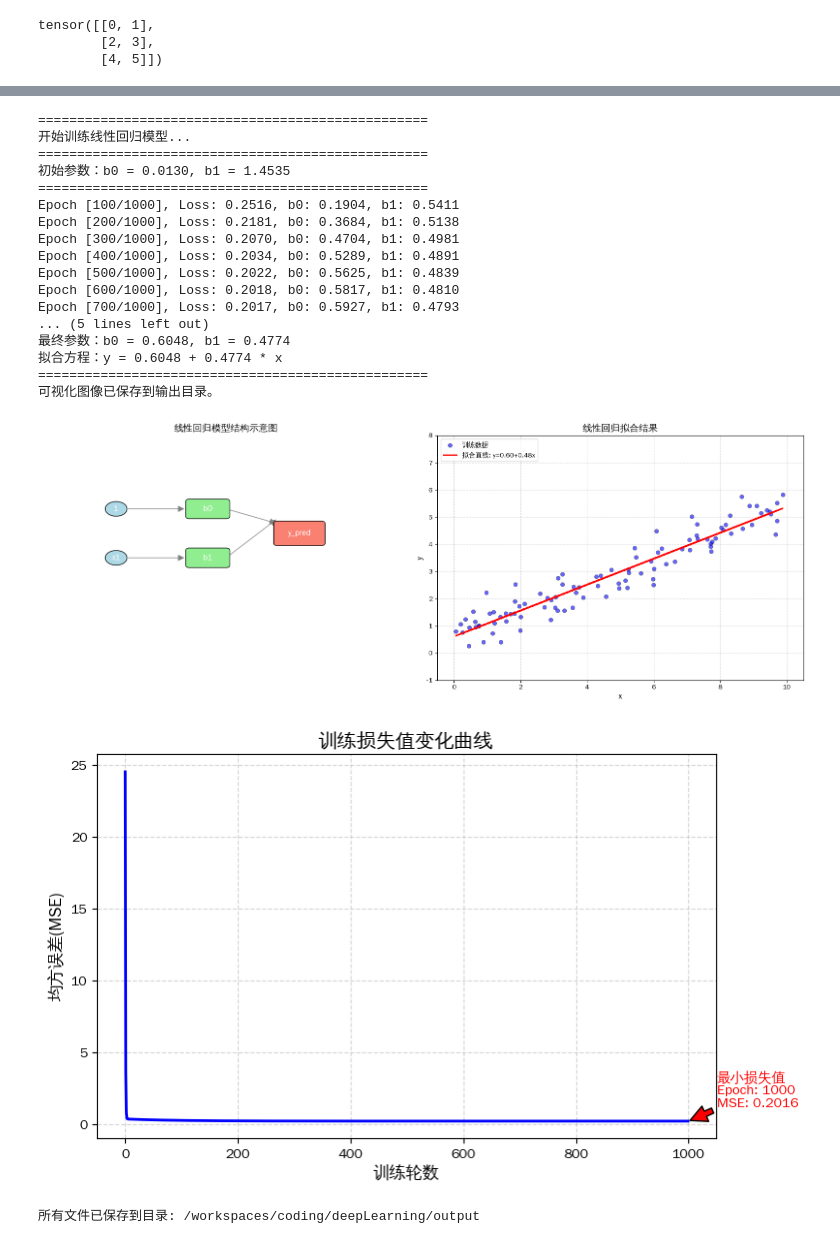
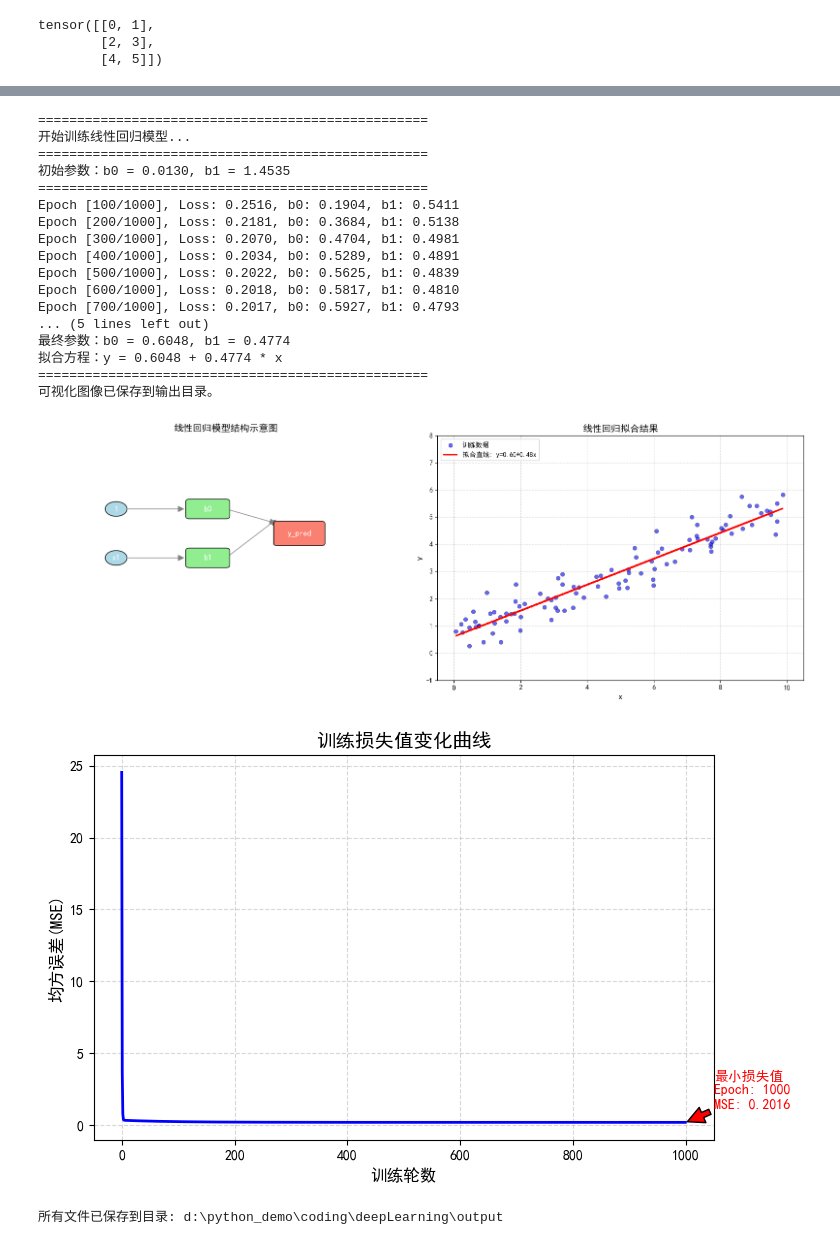
Before and after one commit to SongYangcheng/coding, a Jupyter notebook: deepLearning/pytorch.ipynb, the cells around one changed output, grey strips where cells are left out. Drawn from its saved outputs; the diff is of its cells as text; code cells hidden in the pictures.

```diff
--- a/deepLearning/pytorch.ipynb
+++ b/deepLearning/pytorch.ipynb
@@ -81,10 +113,10 @@ import warnings
 
 # ================配置部分==================
 plt.rcParams['font.sans-serif'] = ['WenQuanYi Zen Hei']
+# plt.rcParams['axes.unicode_minus'] = False # 解决负号显示为方块的问题
+# plt.rcParams['font.sans-serif'] = ['Noto Sans CJK SC', 'DejaVu Sans']
+plt.rcParams['font.sans-serif'] = ['SimHei']  # 用于显示中文标签
 plt.rcParams['axes.unicode_minus'] = False # 解决负号显示为方块的问题
-# plt.rcParams['font.sans-serif'] = ['Noto Sans CJK SC', 'DejaVu Sans']
-# plt.rcParams['font.sans-serif'] = ['SimHei']  # 用于显示中文标签
-# plt.rcParams['axes.unicode_minus'] = False # 解决负号显示为方块的问题
 warnings.filterwarnings("ignore")  # 忽略警告信息
 np.random.seed(42)  # 设置随机种子，确保结果可复现
 
@@ -262,35 +294,35 @@ min_epoch = loss_history.index(min_loss) + 1
 plt.annotate(f'最小损失值\nEpoch: {min_epoch}\nMSE: {min_loss:.4f}',
              xy=(min_epoch, min_loss),
              xytext=(min_epoch + 50, min_loss + 1),
              arrowprops=dict(facecolor='red', shrink=0.05),
              fontsize=10, color='red', weight='bold')
 
 # plt.savefig(os.path.join(output_dir, 'training_loss_curve.png'), dpi=300)
 plt.show()
 
 # ================打印最终信息=============
 print(f"\n所有文件已保存到目录: {os.path.abspath(output_dir)}")
 # %% [output]
 ==================================================
 开始训练线性回归模型...
 ==================================================
 初始参数：b0 = 0.0130, b1 = 1.4535
 ==================================================
 Epoch [100/1000], Loss: 0.2516, b0: 0.1904, b1: 0.5411
 Epoch [200/1000], Loss: 0.2181, b0: 0.3684, b1: 0.5138
 Epoch [300/1000], Loss: 0.2070, b0: 0.4704, b1: 0.4981
 Epoch [400/1000], Loss: 0.2034, b0: 0.5289, b1: 0.4891
 Epoch [500/1000], Loss: 0.2022, b0: 0.5625, b1: 0.4839
 Epoch [600/1000], Loss: 0.2018, b0: 0.5817, b1: 0.4810
 Epoch [700/1000], Loss: 0.2017, b0: 0.5927, b1: 0.4793
 ... (5 lines left out)
 最终参数：b0 = 0.6048, b1 = 0.4774
 拟合方程：y = 0.6048 + 0.4774 * x
 ==================================================
 可视化图像已保存到输出目录。
 [figure]
-[figure, old version]
+[figure, new version]
-所有文件已保存到目录: /workspaces/coding/deepLearning/output
+所有文件已保存到目录: d:\python_demo\coding\deepLearning\output
 # %%
 #体育比赛预测网络系统
 #功能：基于历史数据预测比赛结果
```
Also changed, not shown: parts of 8 cells of this notebook, 3 other files.
